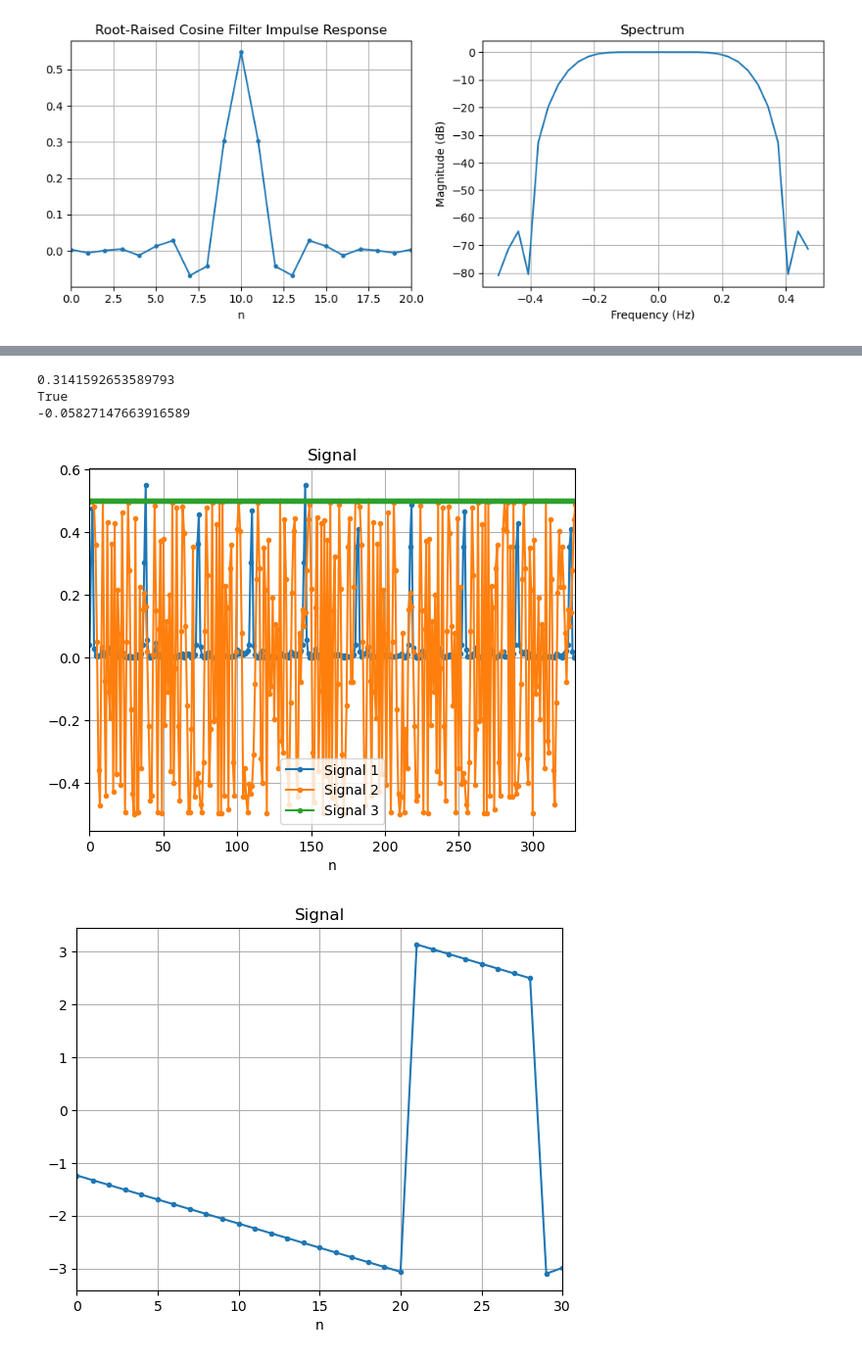
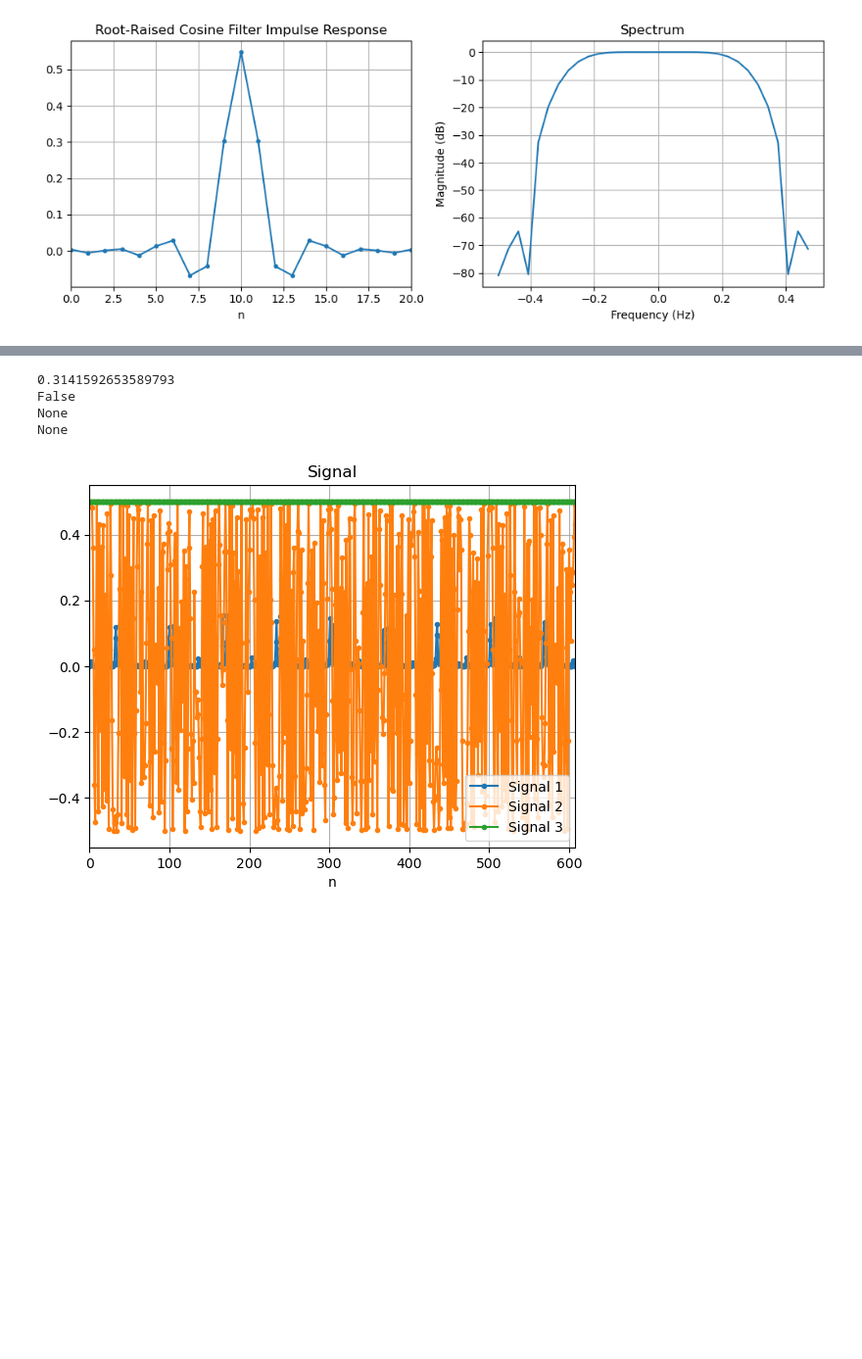
Before and after one commit to cddelong6626/sdr-notebooks, a Jupyter notebook: notebooks/qpsk_sim.ipynb, the cells around one changed output, grey strips where cells are left out. Shown at 98% size. Drawn from its saved outputs; the diff is of its cells as text; code cells hidden in the pictures; blank space fills up the shorter version.

```diff
--- a/notebooks/qpsk_sim.ipynb
+++ b/notebooks/qpsk_sim.ipynb
@@ -383,52 +386,57 @@ from scipy import signal
 import numpy as np
 from utils import *
 
-# np.random.seed(0)
+# np.random.seed(5)
+np.random.seed(239)
 
 preamble = zadoff_chu(31)
+# preamble = np.random.randint(2, size=15)
+preamble = np.concat([preamble] * 2)
 
 payload = modulate_qpsk(np.random.randint(2, size=100))
 len_payload = 5
 frames = to_frames(preamble, payload, len_payload)
 
 
-# sig = apply_fto(frames, 200)
+sig = apply_fto(frames, 200)
 sig = np.concat(frames)
 # sig = apply_awgn(sig, 10)
 # sig = apply_sto(sig, 0.7)
 pct = 0.05
+# pct = 0.04
 
 sig = apply_cfo(sig, pct)
 
 print(pct*(2*np.pi))
 
 t = 0.5
 
-fsm = FramingStateMachine(preamble, len(preamble)+len_payload, t)
+fsm = CorrelationFrameDetector(preamble, len(preamble)+len_payload, t)
 detected_frames = fsm.update(sig)
 
 
-ccc = CoarseCFOCorrector(preamble)
+ccc = SCCoarseCFOCorrector(preamble)
 print(ccc.guess(sig))
-print(ccc.w_est)
+print(ccc.get_estimate())
 
 
 t_vec = t * np.ones_like(sig)
-plot_signal(fsm.test, sig*0.5, t_vec, n_samps=len(sig))
+plot_signal(fsm.debug, sig*0.5, t_vec, n_samps=len(sig))
 
-plot_signal(ccc.test[0])
-plot_signal(ccc.test[1])
-plot_signal(ccc.test[2])
+# plot_signal(ccc.debug[0])
+# plot_signal(ccc.debug[1])
+# plot_signal(ccc.debug[2])
+print(ccc.debug)
 
 # print(np.mean(ccc.test[0]))
 
 # frames_out = np.concatenate(frames)
 # frames_in = np.concatenate(detected_frames)
 
 # plot_signal(frames_out, frames_in)
 # %% [output]
 0.3141592653589793
-True
--0.05827147663916589
+False
+None
+None
-[figure, old version]
+[figure, new version]
-[figure, removed]
```
Also changed, not shown: parts of 15 cells of this notebook, 4 other files.
